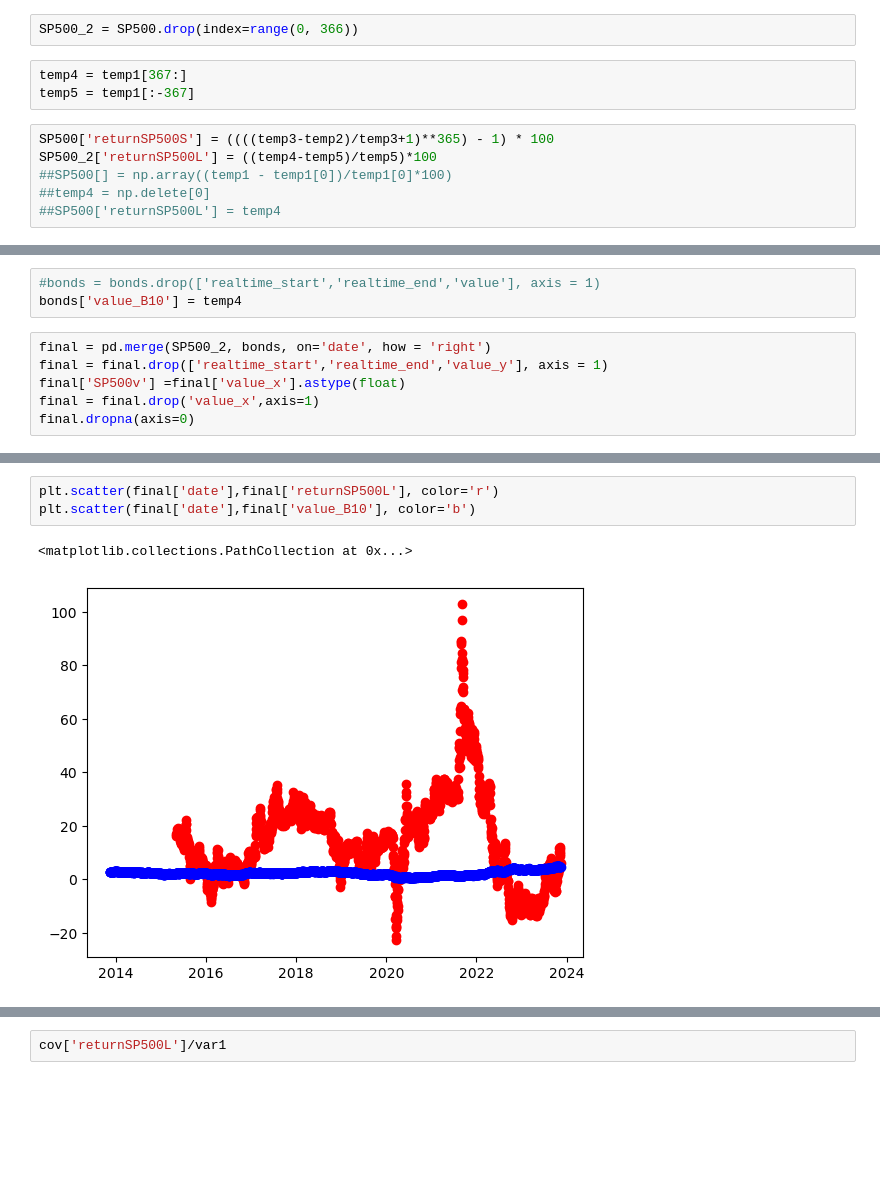
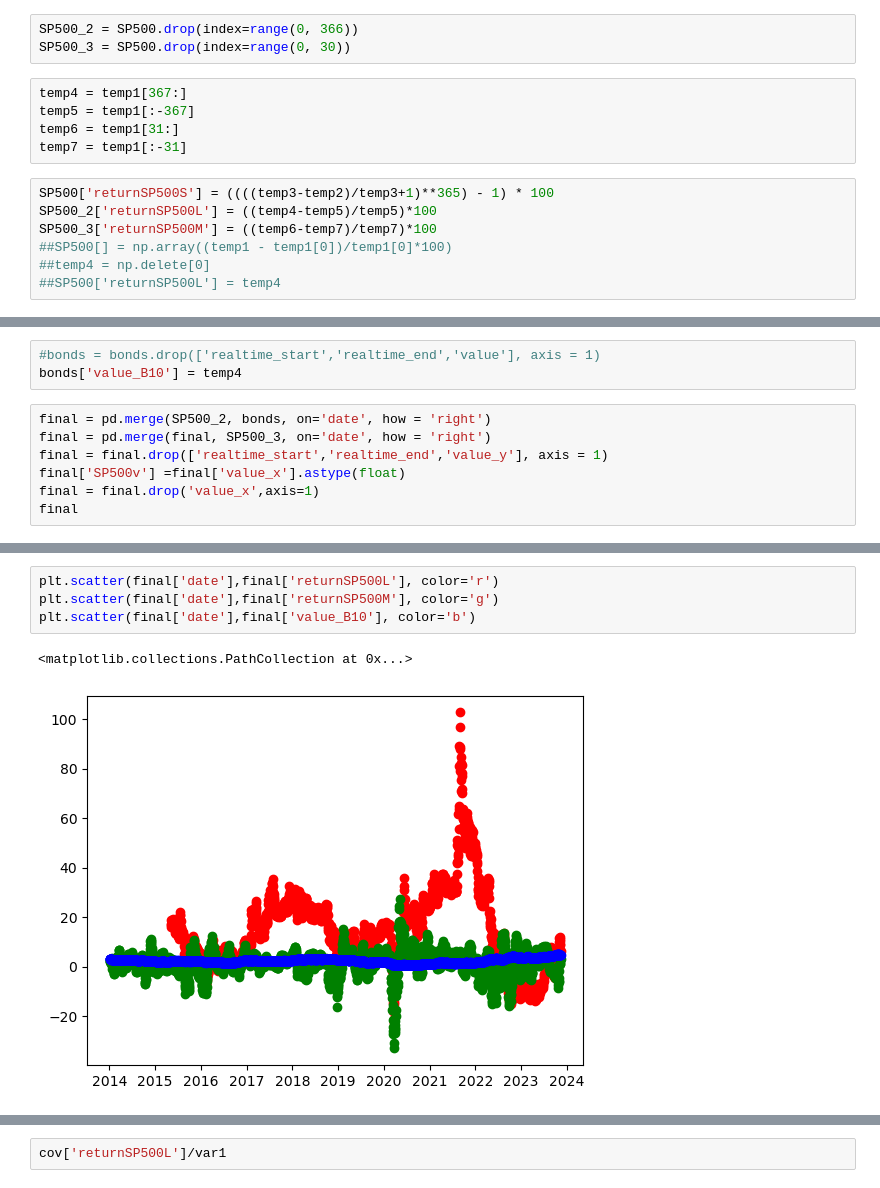
Before and after one commit to janwygnany/bonds_beta, a Jupyter notebook: scrapper+SP500.ipynb, the cells around one changed output, grey strips where cells are left out. Drawn from its saved outputs; the diff is of its cells as text; blank space fills up the shorter version.

```diff
--- a/scrapper+SP500.ipynb
+++ b/scrapper+SP500.ipynb
@@ -85,12 +85,16 @@ SP500
 2513 rows × 2 columns
 # %%
 SP500_2 = SP500.drop(index=range(0, 366))
+SP500_3 = SP500.drop(index=range(0, 30))
 # %%
 temp4 = temp1[367:]
 temp5 = temp1[:-367]
+temp6 = temp1[31:]
+temp7 = temp1[:-31]
 # %%
 SP500['returnSP500S'] = ((((temp3-temp2)/temp3+1)**365) - 1) * 100
 SP500_2['returnSP500L'] = ((temp4-temp5)/temp5)*100
+SP500_3['returnSP500M'] = ((temp6-temp7)/temp7)*100
 ##SP500[] = np.array((temp1 - temp1[0])/temp1[0]*100)
 ##temp4 = np.delete[0]
 ##SP500['returnSP500L'] = temp4
@@ -138,8 +142,9 @@ bonds = bonds.drop(idx, axis=0)
 bonds['value_B10'] = temp4
 # %%
 final = pd.merge(SP500_2, bonds, on='date', how = 'right')
+final = pd.merge(final, SP500_3, on='date', how = 'right')
 final = final.drop(['realtime_start','realtime_end','value_y'], axis = 1)
 final['SP500v'] =final['value_x'].astype(float)
 final = final.drop('value_x',axis=1)
-final.dropna(axis=0)
+final
 # %% [output]
@@ -159,9 +164,10 @@ final.dropna(axis=0)
 # %%
 plt.scatter(final['date'],final['returnSP500L'], color='r')
+plt.scatter(final['date'],final['returnSP500M'], color='g')
 plt.scatter(final['date'],final['value_B10'], color='b')
 # %% [output]
 <matplotlib.collections.PathCollection at 0x...>
-[figure, old version]
+[figure, new version]
 # %%
 cov = final.cov(min_periods=None, ddof=1, numeric_only=True)
 cov
```
Also changed, not shown: parts of 4 cells of this notebook.
